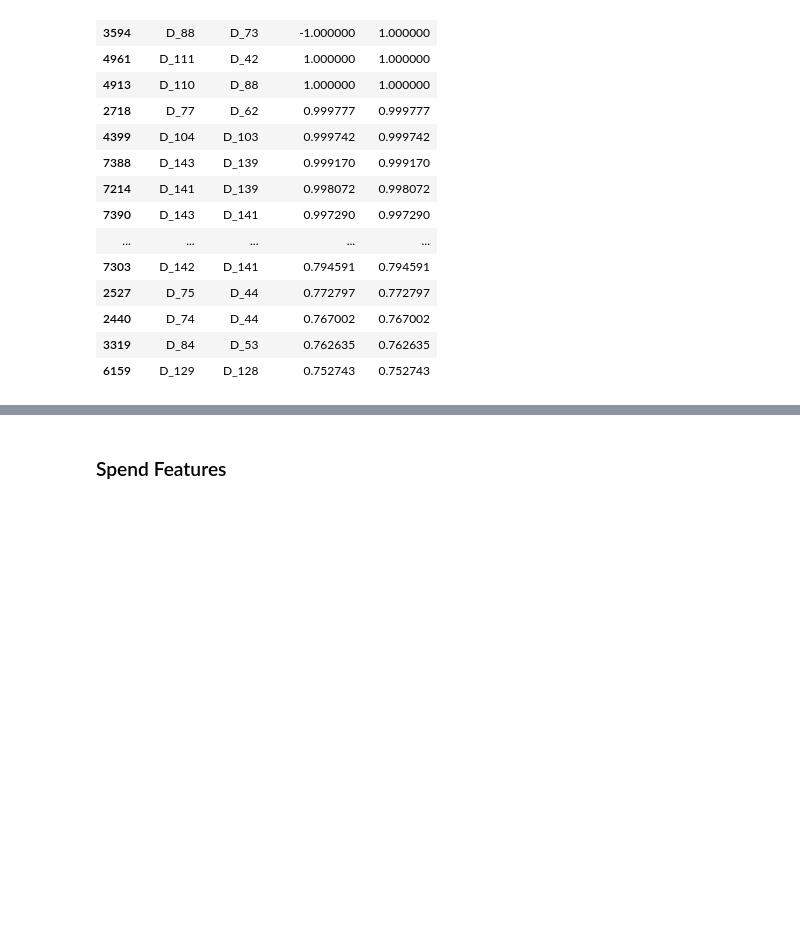
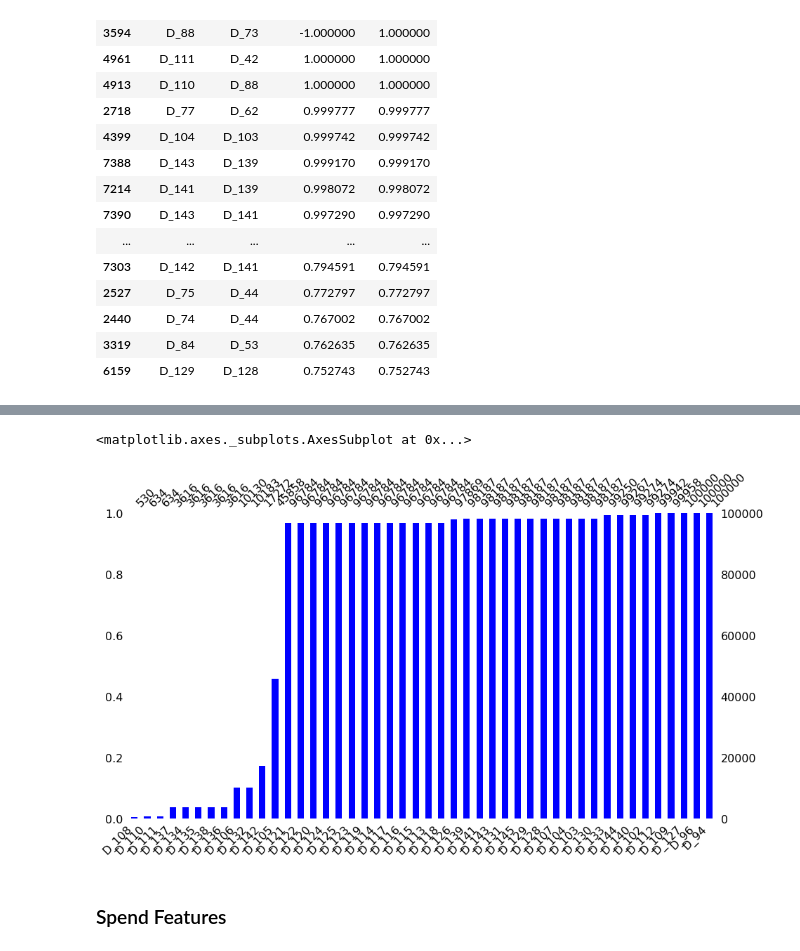
Before and after one commit to akanshakhandelwal/Kaggle, a Jupyter notebook: AmericanExpress_copy.ipynb, the cells around one changed output, grey strips where cells are left out. Drawn from its saved outputs; the diff is of its cells as text; code cells hidden in the pictures; blank space fills up the shorter version.

```diff
--- a/AmericanExpress_copy.ipynb
+++ b/AmericanExpress_copy.ipynb
@@ -344,3 +350,8 @@ Deprecated in NumPy 1.20; for more details and guidance: https://numpy.org/devdo
+# %%
+msno.bar(train_data[features_Delinquency[50:]],figsize=(15,8),sort="ascending", color="blue")
+# %% [output]
+<matplotlib.axes._subplots.AxesSubplot at 0x...>
+[figure, added]
 # %% [markdown]
 ### Spend Features
 # %%
```
Also changed, not shown: parts of 6 cells of this notebook.
